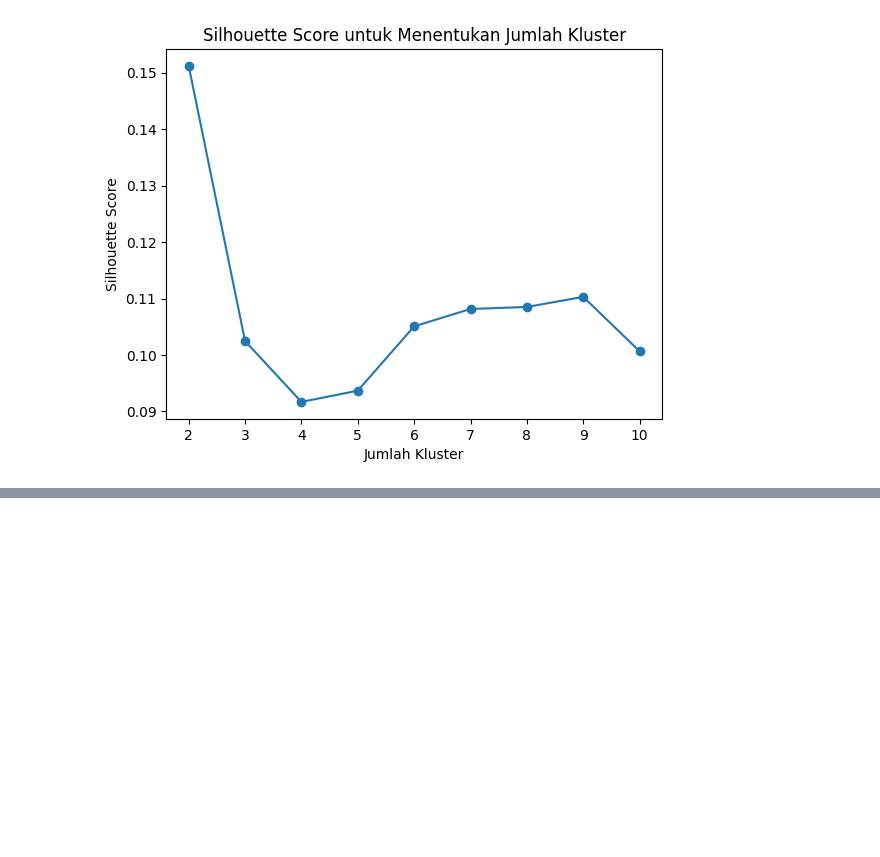
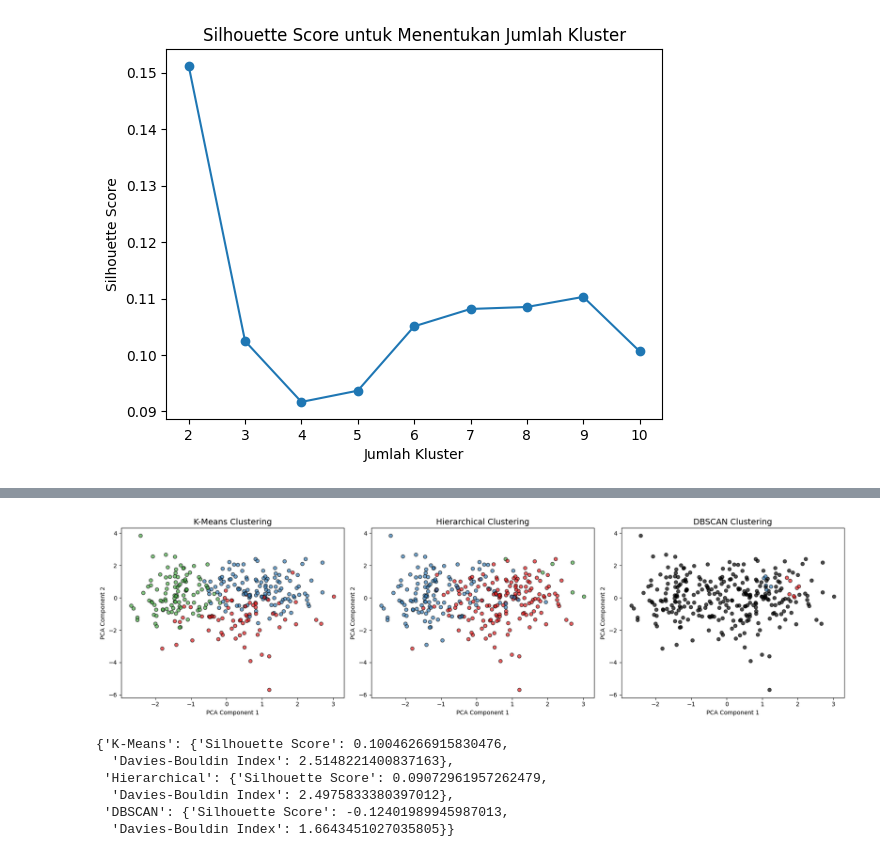
Before and after one commit to Khrisnayana/MachineLearning, a Jupyter notebook: ClusteringUCI.ipynb, the cells around one changed output, grey strips where cells are left out. Cells and saved outputs as stored; diff of their text form; code cells hidden in the pictures; blank space fills up the shorter version.

```diff
--- a/ClusteringUCI.ipynb
+++ b/ClusteringUCI.ipynb
@@ -70,0 +108,18 @@ optimal_clusters
+# %%
+# Mengurangi dimensi data menjadi 2 menggunakan PCA (Principal Component Analysis)
+pca = PCA(n_components=2)
+
+# Menerapkan PCA pada data yang telah distandarisasi
+x_pca = pca.fit_transform(x_scaled)
+# %%
+# K-Means Clustering
+kmeans = KMeans(n_clusters=3, random_state=42, n_init=10)
+kmeans_labels = kmeans.fit_predict(x_scaled)
+# %%
+# Hierarchical Clustering
+hierarchical = AgglomerativeClustering(n_clusters=3)
+hierarchical_labels = hierarchical.fit_predict(x_scaled)
+# %%
+# DBSCAN Clustering
+dbscan = DBSCAN(eps=1.5, min_samples=5)
+dbscan_labels = dbscan.fit_predict(x_scaled)
@@ -70,0 +138,50 @@ optimal_clusters
+# %%
+# Visualisasi hasil clustering dengan PCA
+fig, axes = plt.subplots(1, 3, figsize=(18, 5))
+
+# Daftar algoritma dan label klaster yang digunakan
+algorithms = ["K-Means", "Hierarchical", "DBSCAN"]
+labels_list = [kmeans_labels, hierarchical_labels, dbscan_labels]
+
+# Menggunakan palet warna yang lebih kaya untuk membedakan klaster dengan lebih jelas
+colors = sns.color_palette("Set1", n_colors=len(set(kmeans_labels)) + 1)
+
+for i, (algo, labels) in enumerate(zip(algorithms, labels_list)):
+    # Warna merah digunakan untuk noise (-1) pada DBSCAN, jika ada
+    cluster_colors = [colors[l] if l != -1 else "black" for l in labels]
+
+    axes[i].scatter(x_pca[:, 0], x_pca[:, 1], c=cluster_colors, alpha=0.7, edgecolors="k")
+    axes[i].set_title(f"{algo} Clustering", fontsize=14)
+    axes[i].set_xlabel("PCA Component 1")
+    axes[i].set_ylabel("PCA Component 2")
+
+plt.tight_layout()
+plt.show()
+# %% [output]
+[figure, added]
+# %%
+# Menampilkan hasil evaluasi clustering dalam bentuk dictionary
+evaluation_scores = {
+    "K-Means": {
+        "Silhouette Score": kmeans_silhouette,
+        "Davies-Bouldin Index": kmeans_davies
+    },
+    "Hierarchical": {
+        "Silhouette Score": hierarchical_silhouette,
+        "Davies-Bouldin Index": hierarchical_davies
+    },
+    "DBSCAN": {
+        "Silhouette Score": dbscan_silhouette,
+        "Davies-Bouldin Index": dbscan_davies
+    }
+}
+
+# Menampilkan hasil evaluasi
+evaluation_scores
+# %% [output]
+{'K-Means': {'Silhouette Score': 0.10046266915830476,
+  'Davies-Bouldin Index': 2.5148221400837163},
+ 'Hierarchical': {'Silhouette Score': 0.09072961957262479,
+  'Davies-Bouldin Index': 2.4975833380397012},
+ 'DBSCAN': {'Silhouette Score': -0.12401989945987013,
+  'Davies-Bouldin Index': 1.6643451027035805}}
```
Also changed, not shown: parts of 10 cells of this notebook.
